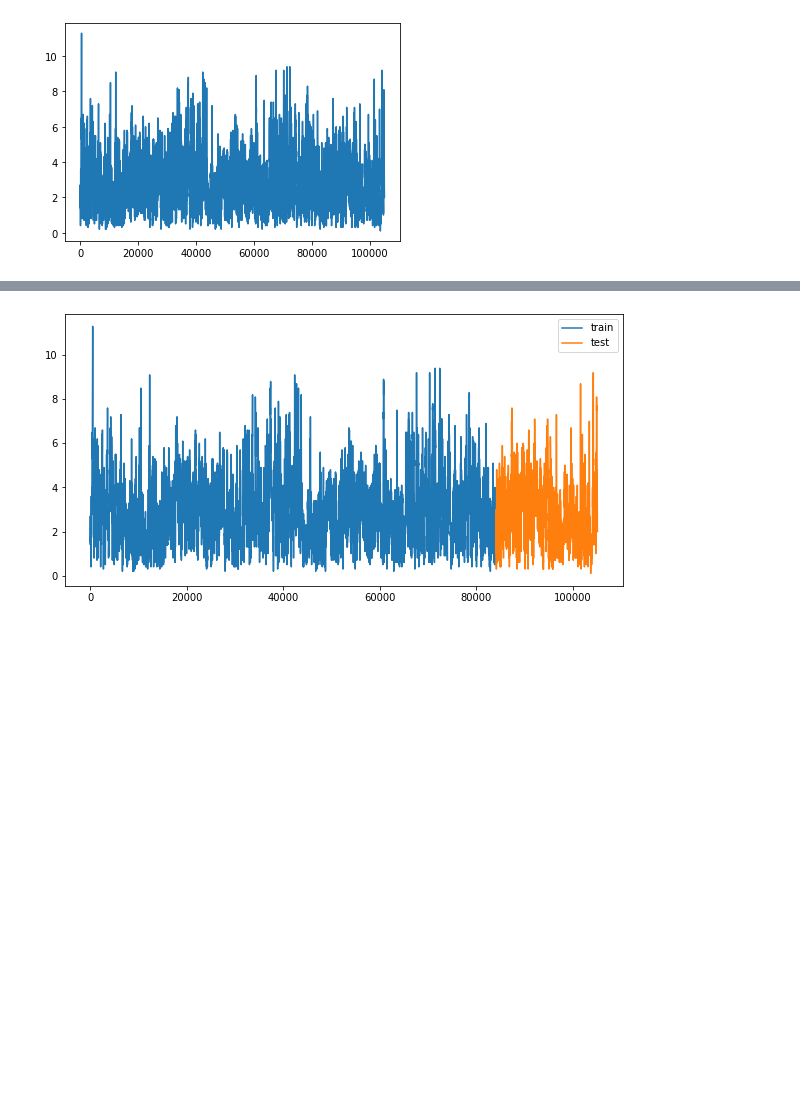
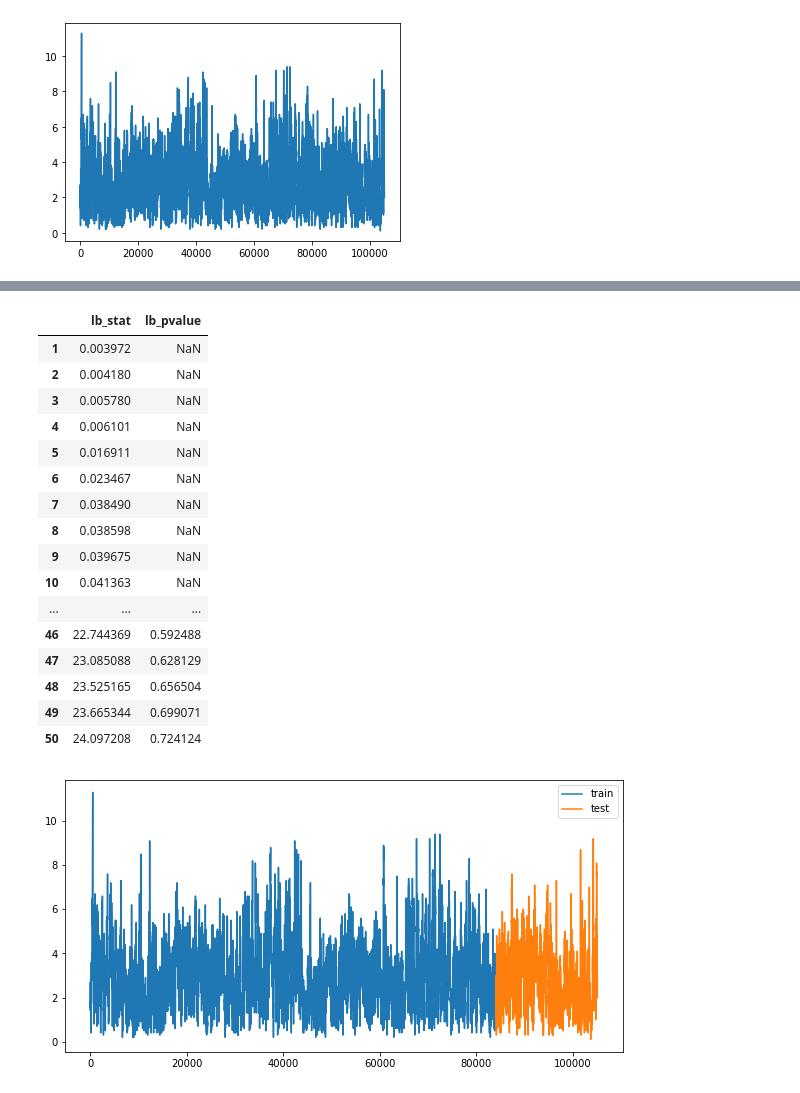
Before and after one commit to y-akbal/Tedu_Time_Series, a Jupyter notebook: W8/W8P2.ipynb, the cells around one changed output, grey strips where cells are left out. Cells and saved outputs as stored; diff of their text form; code cells hidden in the pictures; blank space fills up the shorter version.

```diff
--- a/W8/W8P2.ipynb
+++ b/W8/W8P2.ipynb
@@ -51,3 +134,24 @@ plt.plot(data)   #### you see there is not explicit trend, nor unit root.
+# %%
+from statsmodels.stats.diagnostic import acorr_ljungbox
+acorr_ljungbox(model.resid[1:], model_df = 21, return_df = True, lags = 50)
+# %% [output]
+|  | lb_stat | lb_pvalue |
+| 1 | 0.003972 | NaN |
+| 2 | 0.004180 | NaN |
+| 3 | 0.005780 | NaN |
+| 4 | 0.006101 | NaN |
+| 5 | 0.016911 | NaN |
+| 6 | 0.023467 | NaN |
+| 7 | 0.038490 | NaN |
+| 8 | 0.038598 | NaN |
+| 9 | 0.039675 | NaN |
+| 10 | 0.041363 | NaN |
+| ... | ... | ... |
+| 46 | 22.744369 | 0.592488 |
+| 47 | 23.085088 | 0.628129 |
+| 48 | 23.525165 | 0.656504 |
+| 49 | 23.665344 | 0.699071 |
+| 50 | 24.097208 | 0.724124 |
 # %%
 def splitter(data, alpha = 0.8):  ### We split the data into 0.8 and 0.2  train test splitting we do not do validation.
   N = len(data)
```
Also changed, not shown: parts of 10 cells of this notebook.
